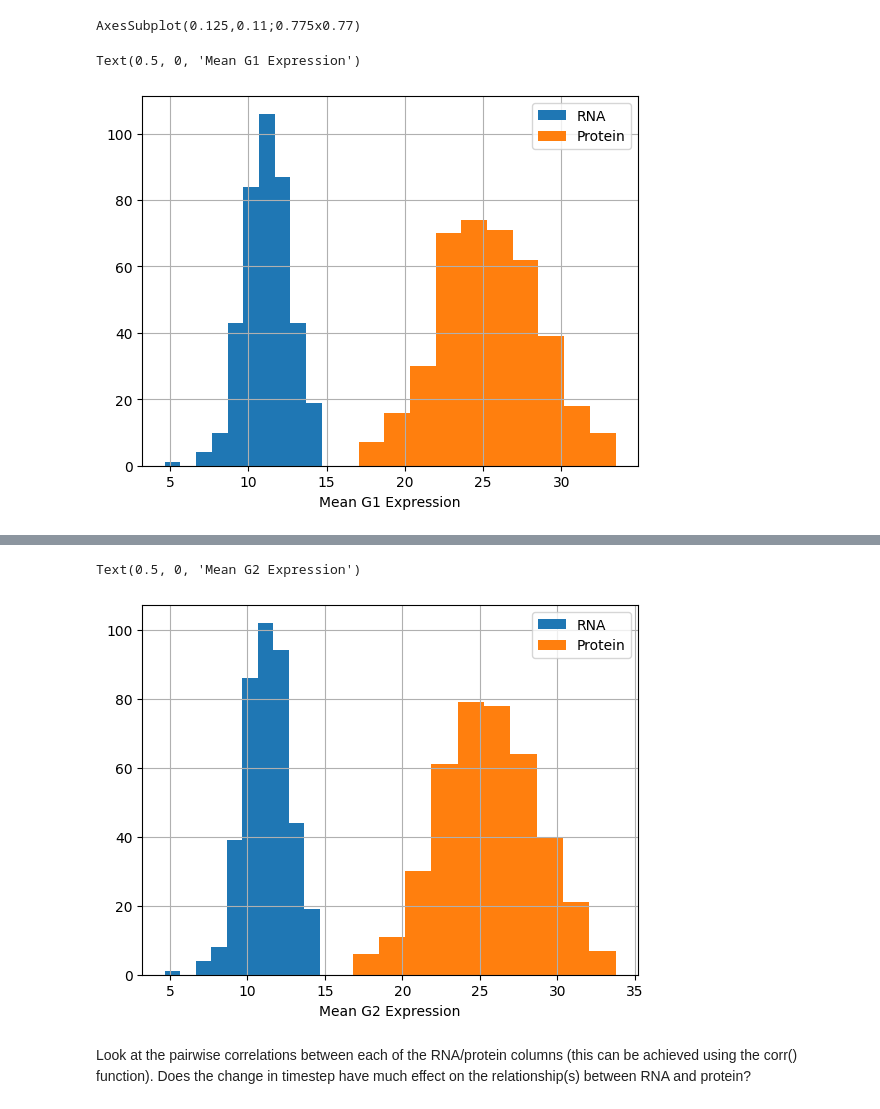
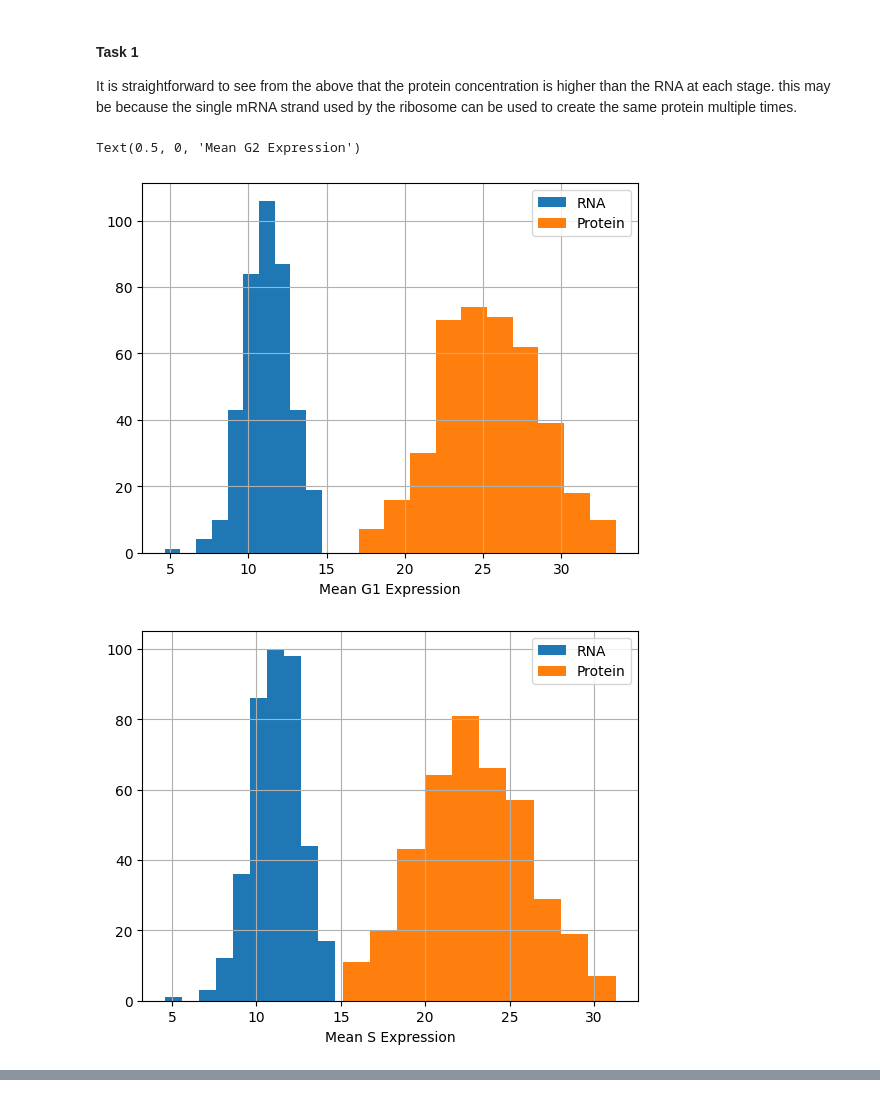
Before and after one commit to Hui-cd/comp3212, a Jupyter notebook: lab1.ipynb, the cells around one changed output, grey strips where cells are left out. Saved outputs shown, nothing was run; the diff lists cells and outputs as text; code cells hidden in the pictures.

```diff
--- a/lab1.ipynb
+++ b/lab1.ipynb
@@ -11,0 +5,5 @@ Generate a histogram of one of the cell cycle stages of the RNA and protein dist
+# %%
+data = pd.read_excel('Cell-Cycle-Set.xlsx')
+data = data.dropna()
+
+data.head()
@@ -12,20 +17,32 @@ Generate a histogram of one of the cell cycle stages of the RNA and protein dist
+# %% [markdown]
+#### Task 1
+It is straightforward to see from the above that the protein concentration is higher than the RNA at each stage. this may be because the single mRNA strand used by the ribosome can be used to create the same protein multiple times.
 # %%
 fig1, ax1 = plt.subplots()
 
 #.hist draws histogram on a pandas series using matplotlib
 #default bin size is 10
-df.mean_RNA_G1.hist(ax=ax1, label='RNA', bins = 10)
-df.mean_protein_G1.hist(ax=ax1, label='Protein', bins = 10)
+data.mean_RNA_G1.hist(ax=ax1, label='RNA', bins = 10)
+data.mean_protein_G1.hist(ax=ax1, label='Protein', bins = 10)
 
 #puts a colour coded legend of what each data set is
 ax1.legend()
 
 #set the label of the x axis
 ax1.set_xlabel('Mean G1 Expression')
 
-#show the figure that we have created
-#fig1
+fig2, ax2 = plt.subplots()
+data.mean_RNA_S.hist(ax=ax2, label='RNA')
+data.mean_protein_S.hist(ax=ax2, label='Protein')
+ax2.legend()
+ax2.set_xlabel('Mean S Expression')
+
+fig3, ax3 = plt.subplots()
+data.mean_RNA_G2.hist(ax=ax3, label='RNA')
+data.mean_protein_G2.hist(ax=ax3, label='Protein')
+ax3.legend()
+ax3.set_xlabel('Mean G2 Expression')
 # %% [output]
-AxesSubplot(0.125,0.11;0.775x0.77)
+Text(0.5, 0, 'Mean G2 Expression')
-Text(0.5, 0, 'Mean G1 Expression')
 [figure]
+[figure, added]
@@ -32,11 +49,0 @@ Text(0.5, 0, 'Mean G1 Expression')
-# %%
-fig3, ax3 = plt.subplots()
-df.mean_RNA_G2.hist(ax=ax3, label='RNA')
-df.mean_protein_G2.hist(ax=ax3, label='Protein')
-ax3.legend()
-ax3.set_xlabel('Mean G2 Expression')
-# %% [output]
-Text(0.5, 0, 'Mean G2 Expression')
-[figure, removed]
-# %% [markdown]
-Look at the pairwise correlations between each of the RNA/protein columns (this can be achieved using the corr() function). Does the change in timestep have much effect on the relationship(s) between RNA and protein?
```
Also changed, not shown: parts of 32 cells of this notebook, 1 other file.
